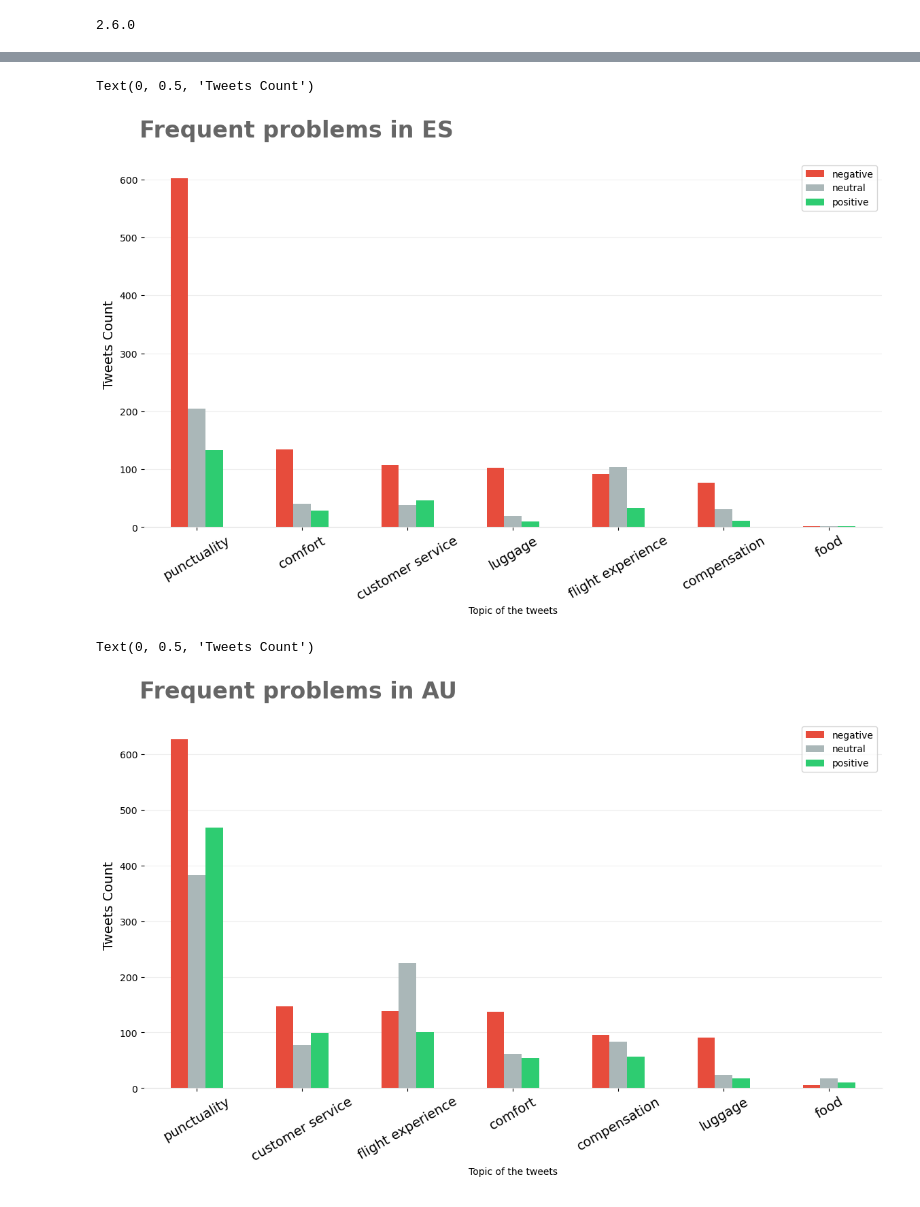
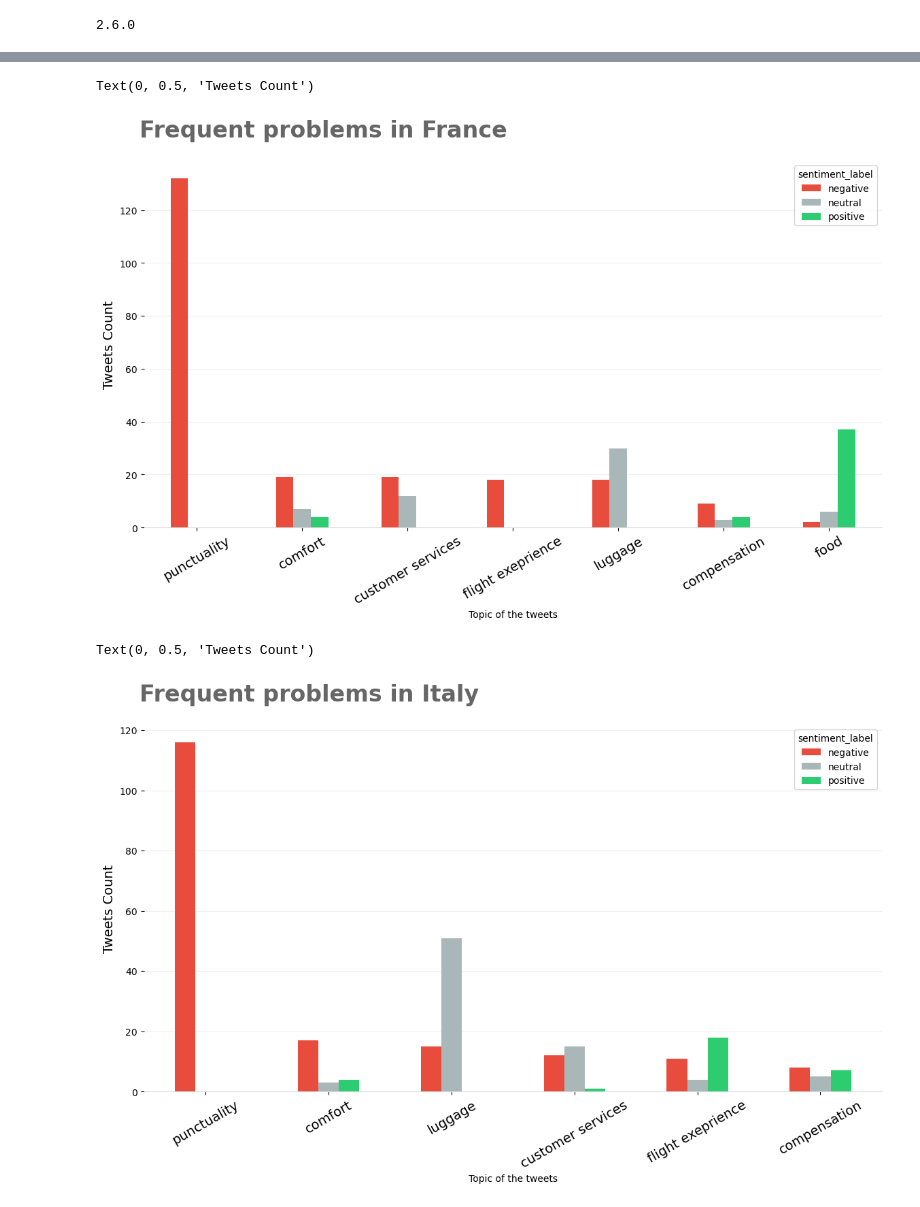
Before and after one commit to AlexRaudvee/Sentiment_Analysis_Tiwitter, a Jupyter notebook: get_geo.ipynb, the cells around one changed output, grey strips where cells are left out. Drawn from its saved outputs; the diff is of its cells as text; code cells hidden in the pictures.

```diff
--- a/get_geo.ipynb
+++ b/get_geo.ipynb
@@ -466,3 +438,9 @@ df_for_topics
+# %%
+df_for_easyjet = pd.merge(df_for_easyjet, top_country_with_negs, on='country_code')
+df_for_britishairways = pd.merge(df_for_britishairways, top_country_with_negs, on='country_code')
+
+df_for_easyjet = pd.merge(df_for_easyjet, top_country_with_negs, on='country_code')
+df_for_britishairways = pd.merge(df_for_britishairways, top_country_with_negs, on='country_code')
 # %%
 # create the lists with information by which we are going to extract about which topic is it
 
@@ -497,4 +475,7 @@ def define_topic(text: str):
     else:
         return None
 # %%
-df_for_topics['topic'] = df_for_topics['text'].apply(lambda row: define_topic(row))
+# adding topics to the dataframe
+
+df_for_easyjet['topic'] = df_for_easyjet['text_clean'].apply(lambda row: define_topic(row)).dropna()
+df_for_britishairways['topic'] = df_for_britishairways['text_clean'].apply(lambda row: define_topic(row)).dropna()
@@ -558,9 +482,24 @@ def transformation(df):
+# %%
+# function for transformation of the dataframe to need format for the plot
+def transformation(df):
+
+    df_1 = df.pivot_table(values='tweet_id', index=df.topic, columns='sentiment_label')
+
+    df_1['negative'] = df_1[['negative']]
+    df_1['neutral'] = df_1[['neutral']].shift(-1)
+    df_1['positive'] = df_1[['positive']].shift(-2)
+
+    df_2 = df_1.dropna(how='all').fillna(0).sort_values(by='negative', ascending=False)
+
+    return df_2
 # %%
-df_for_topics_US = transformation(df_for_topics_clean[df_for_topics_clean['country_code'] == 'US'].groupby(['topic', 'sentiment_label']).count()[['index']].reset_index())
-df_for_topics_GB = transformation(df_for_topics_clean[df_for_topics_clean['country_code'] == 'GB'].groupby(['topic', 'sentiment_label']).count()[['index']].reset_index())
-df_for_topics_ES = transformation(df_for_topics_clean[df_for_topics_clean['country_code'] == 'ES'].groupby(['topic', 'sentiment_label']).count()[['index']].reset_index())
-df_for_topics_AU = transformation(df_for_topics_clean[df_for_topics_clean['country_code'] == 'AU'].groupby(['topic', 'sentiment_label']).count()[['index']].reset_index())
-df_for_topics_DE = transformation(df_for_topics_clean[df_for_topics_clean['country_code'] == 'DE'].groupby(['topic', 'sentiment_label']).count()[['index']].reset_index())
+# apply function on different countries
+
+df_for_topics_easy_GB = transformation(df_for_easyjet[df_for_easyjet['country_code'] == 'GB'].groupby(['topic', 'sentiment_label']).count()[['tweet_id']].reset_index())
+df_for_topics_easy_ES = transformation(df_for_easyjet[df_for_easyjet['country_code'] == 'ES'].groupby(['topic', 'sentiment_label']).count()[['tweet_id']].reset_index())
+df_for_topics_easy_FR = transformation(df_for_easyjet[df_for_easyjet['country_code'] == 'FR'].groupby(['topic', 'sentiment_label']).count()[['tweet_id']].reset_index())
+df_for_topics_easy_IT = transformation(df_for_easyjet[df_for_easyjet['country_code'] == 'IT'].groupby(['topic', 'sentiment_label']).count()[['tweet_id']].reset_index())
+df_for_topics_easy_DE = transformation(df_for_easyjet[df_for_easyjet['country_code'] == 'DE'].groupby(['topic', 'sentiment_label']).count()[['tweet_id']].reset_index())
 # %%
 fig, ax = plt.subplots(nrows=1, ncols=1, figsize=(14,7))
 
@@ -623,10 +562,10 @@ Text(0, 0.5, 'Tweets Count')
 fig, ax = plt.subplots(nrows=1, ncols=1, figsize=(14,7))
 
 # plot
-df_for_topics_ES.plot(kind='bar', ax=ax, color=['#E74C3C', '#AAB7B8', '#2ECC71'])
+df_for_topics_easy_FR.plot(kind='bar', ax=ax, color=['#E74C3C', '#AAB7B8', '#2ECC71'])
 
 # title
-ax.text(x=0.12, y=.93, s="Frequent problems in ES", transform=fig.transFigure, ha='left', fontsize=24, weight='bold', alpha=.6)
+ax.text(x=0.12, y=.93, s="Frequent problems in France", transform=fig.transFigure, ha='left', fontsize=24, weight='bold', alpha=.6)
 
 # Axis formatting.
 ax.spines['top'].set_visible(False)
@@ -646,36 +585,36 @@ plt.xticks(rotation=30, size=14)
 ax.set_ylabel('Tweets Count', size=14)
 # %% [output]
 Text(0, 0.5, 'Tweets Count')
-[figure, old version]
+[figure, new version]
 # %%
 
 fig, ax = plt.subplots(nrows=1, ncols=1, figsize=(14,7))
 
 # plot
-df_for_topics_AU.plot(kind='bar', ax=ax, color=['#E74C3C', '#AAB7B8', '#2ECC71'])
+df_for_topics_easy_IT.plot(kind='bar', ax=ax, color=['#E74C3C', '#AAB7B8', '#2ECC71'])
 
 # title
-ax.text(x=0.12, y=.93, s="Frequent problems in AU", transform=fig.transFigure, ha='left', fontsize=24, weight='bold', alpha=.6)
+ax.text(x=0.12, y=.93, s="Frequent problems in Italy", transform=fig.transFigure, ha='left', fontsize=24, weight='bold', alpha=.6)
 
 # Axis formatting.
 ax.spines['top'].set_visible(False)
 ax.spines['right'].set_visible(False)
 ax.spines['left'].set_visible(False)
 ax.spines['bottom'].set_color('#DDDDDD')
 ax.set_axisbelow(True)
 ax.yaxis.grid(True, color='#EEEEEE')
 ax.xaxis.grid(False)
 
 
 # x axis
 ax.set_xlabel('Topic of the tweets')
 plt.xticks(rotation=30, size=14)
 
 # y axis
 ax.set_ylabel('Tweets Count', size=14)
 # %% [output]
 Text(0, 0.5, 'Tweets Count')
-[figure, old version]
+[figure, new version]
 # %%
 
 fig, ax = plt.subplots(nrows=1, ncols=1, figsize=(14,7))
```
Also changed, not shown: parts of 28 cells of this notebook.
